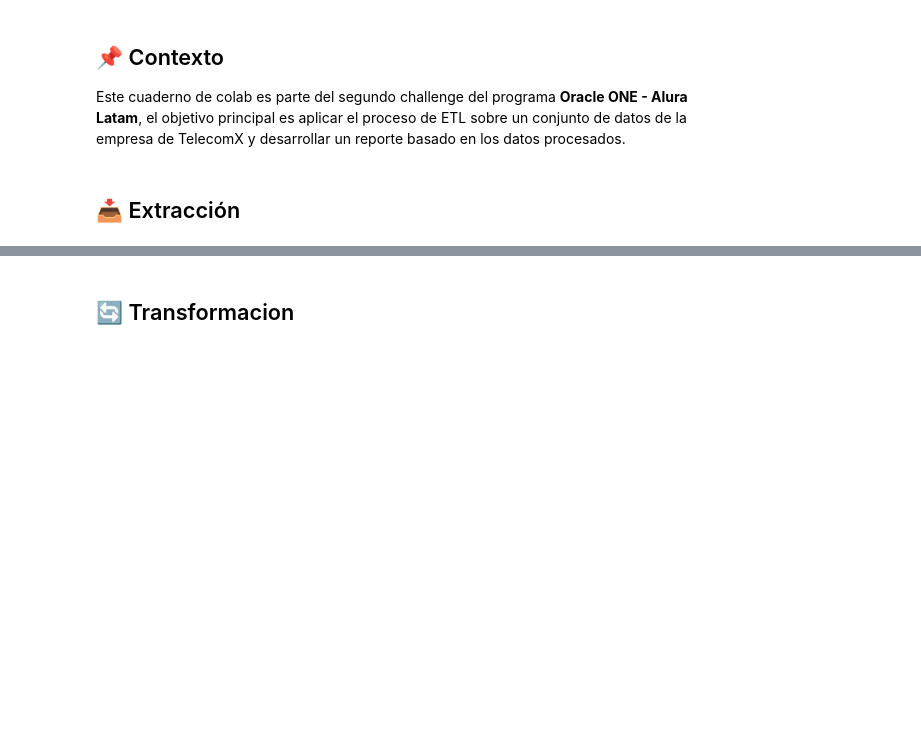
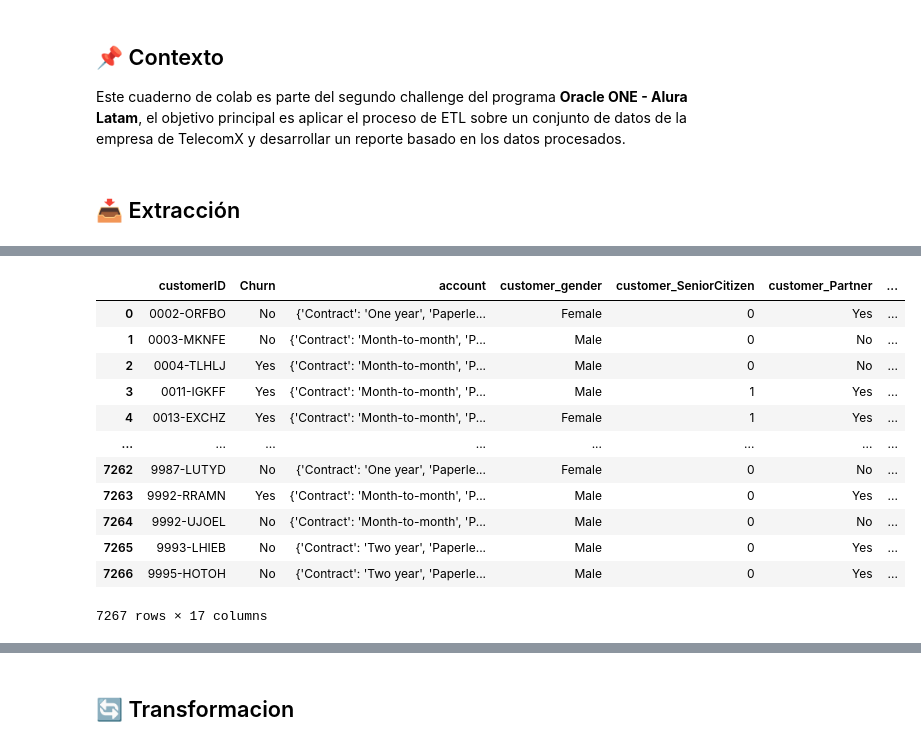
Before and after one commit to RientArlCroud/challenge3-analisis-de-datos, a Jupyter notebook: Challenge_3_Análisis_de_Datos.ipynb, the cells around one changed output, grey strips where cells are left out. Cells and saved outputs as stored; diff of their text form; code cells hidden in the pictures; blank space fills up the shorter version.

```diff
--- a/Challenge_3_Análisis_de_Datos.ipynb
+++ b/Challenge_3_Análisis_de_Datos.ipynb
@@ -9,0 +105,4 @@ Este cuaderno de colab es parte del segundo challenge del programa **Oracle ONE
+# %%
+df_internet = pd.json_normalize(df['internet'])
+df_internet = df_internet.add_prefix('internet_')
+df_internet
@@ -9,0 +123,18 @@ Este cuaderno de colab es parte del segundo challenge del programa **Oracle ONE
+# %%
+df = pd.concat([df, df_internet], axis=1)
+df = df.drop(columns=['internet'])
+df
+# %% [output]
+|  | customerID | Churn | account | customer_gender | customer_SeniorCitizen | customer_Partner | ... |
+| 0 | 0002-ORFBO | No | {'Contract': 'One year', 'Paperle... | Female | 0 | Yes | ... |
+| 1 | 0003-MKNFE | No | {'Contract': 'Month-to-month', 'P... | Male | 0 | No | ... |
+| 2 | 0004-TLHLJ | Yes | {'Contract': 'Month-to-month', 'P... | Male | 0 | No | ... |
+| 3 | 0011-IGKFF | Yes | {'Contract': 'Month-to-month', 'P... | Male | 1 | Yes | ... |
+| 4 | 0013-EXCHZ | Yes | {'Contract': 'Month-to-month', 'P... | Female | 1 | Yes | ... |
+| ... | ... | ... | ... | ... | ... | ... | ... |
+| 7262 | 9987-LUTYD | No | {'Contract': 'One year', 'Paperle... | Female | 0 | No | ... |
+| 7263 | 9992-RRAMN | Yes | {'Contract': 'Month-to-month', 'P... | Male | 0 | Yes | ... |
+| 7264 | 9992-UJOEL | No | {'Contract': 'Month-to-month', 'P... | Male | 0 | No | ... |
+| 7265 | 9993-LHIEB | No | {'Contract': 'Two year', 'Paperle... | Male | 0 | Yes | ... |
+| 7266 | 9995-HOTOH | No | {'Contract': 'Two year', 'Paperle... | Male | 0 | Yes | ... |
+7267 rows × 17 columns
```
Also changed, not shown: parts of 10 cells of this notebook.
